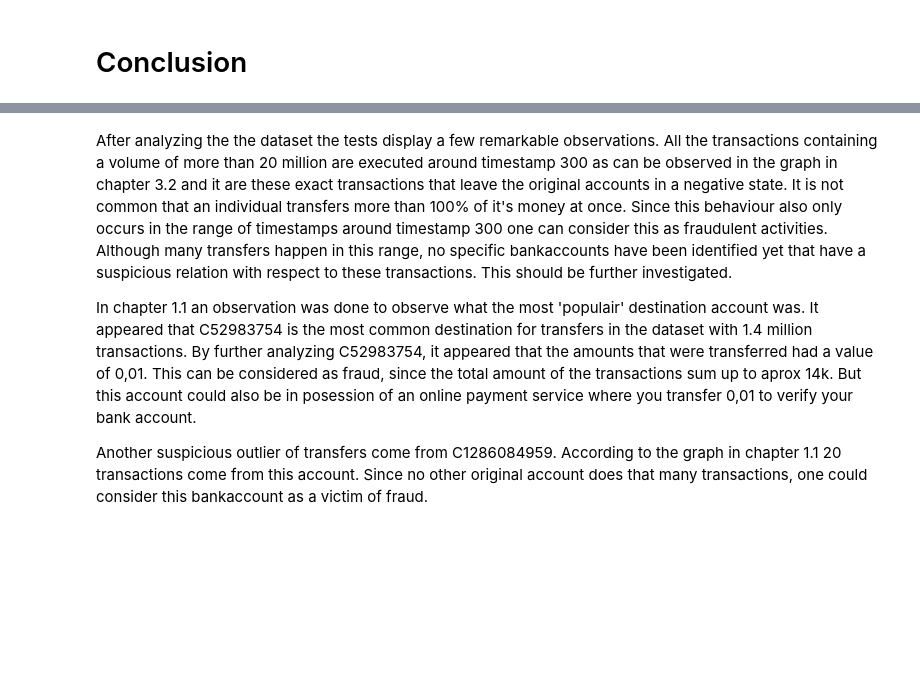
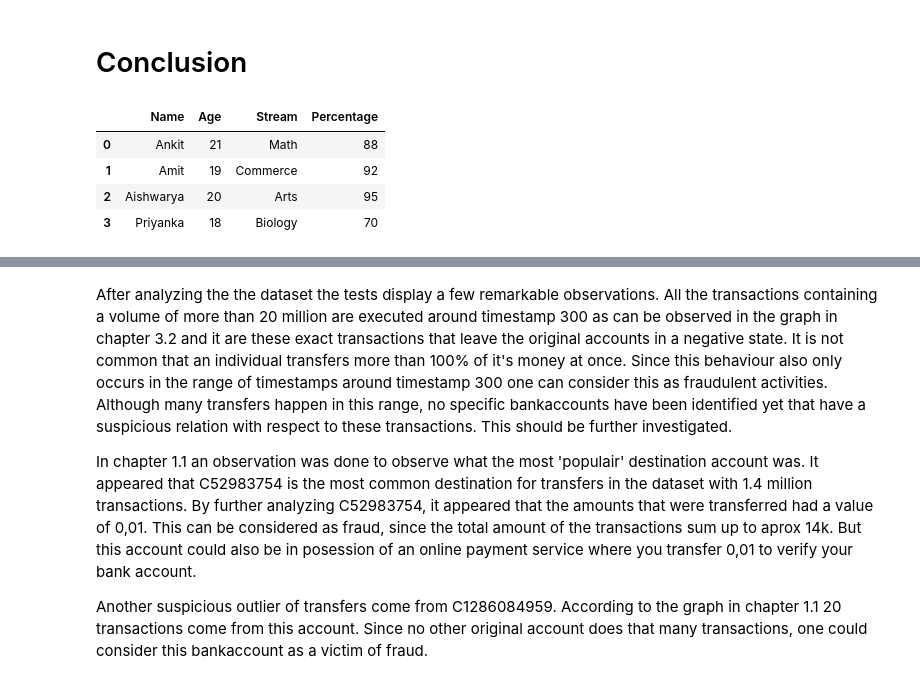
Before and after one commit to eboateng/FoDA, a Jupyter notebook: Assignment 1/Assignment1_group2.ipynb, the cells around one changed output, grey strips where cells are left out. Cells and saved outputs as stored; diff of their text form; code cells hidden in the pictures; blank space fills up the shorter version.

```diff
--- a/Assignment 1/Assignment1_group2.ipynb
+++ b/Assignment 1/Assignment1_group2.ipynb
@@ -661,3 +675,19 @@ for i in mergedList:
 All the origin accounts under investigations have a least one time transfered a amount of 0.01 to the fraudulent account C52983754. Therefore, it can be said that origin accounts that transfer precisely 4 times are likely to be fraudulent as they transfer money to the fraudulent account C52983754.
 # %% [markdown]
 # Conclusion
+# %%
+import pandas as pd
+
+dta = {'Name': ['Ankit', 'Amit', 'Aishwarya', 'Priyanka'],
+                'Age': [21, 19, 20, 18],
+                'Stream': ['Math', 'Commerce', 'Arts', 'Biology'],
+                'Percentage': [88, 92, 95, 70]}
+df = pd.DataFrame(dta, columns = ['Name', 'Age', 'Stream', 'Percentage'])
+# %%
+df.head()
+# %% [output]
+|  | Name | Age | Stream | Percentage |
+| 0 | Ankit | 21 | Math | 88 |
+| 1 | Amit | 19 | Commerce | 92 |
+| 2 | Aishwarya | 20 | Arts | 95 |
+| 3 | Priyanka | 18 | Biology | 70 |
```
Also changed, not shown: parts of 10 cells of this notebook, 1 other file.
